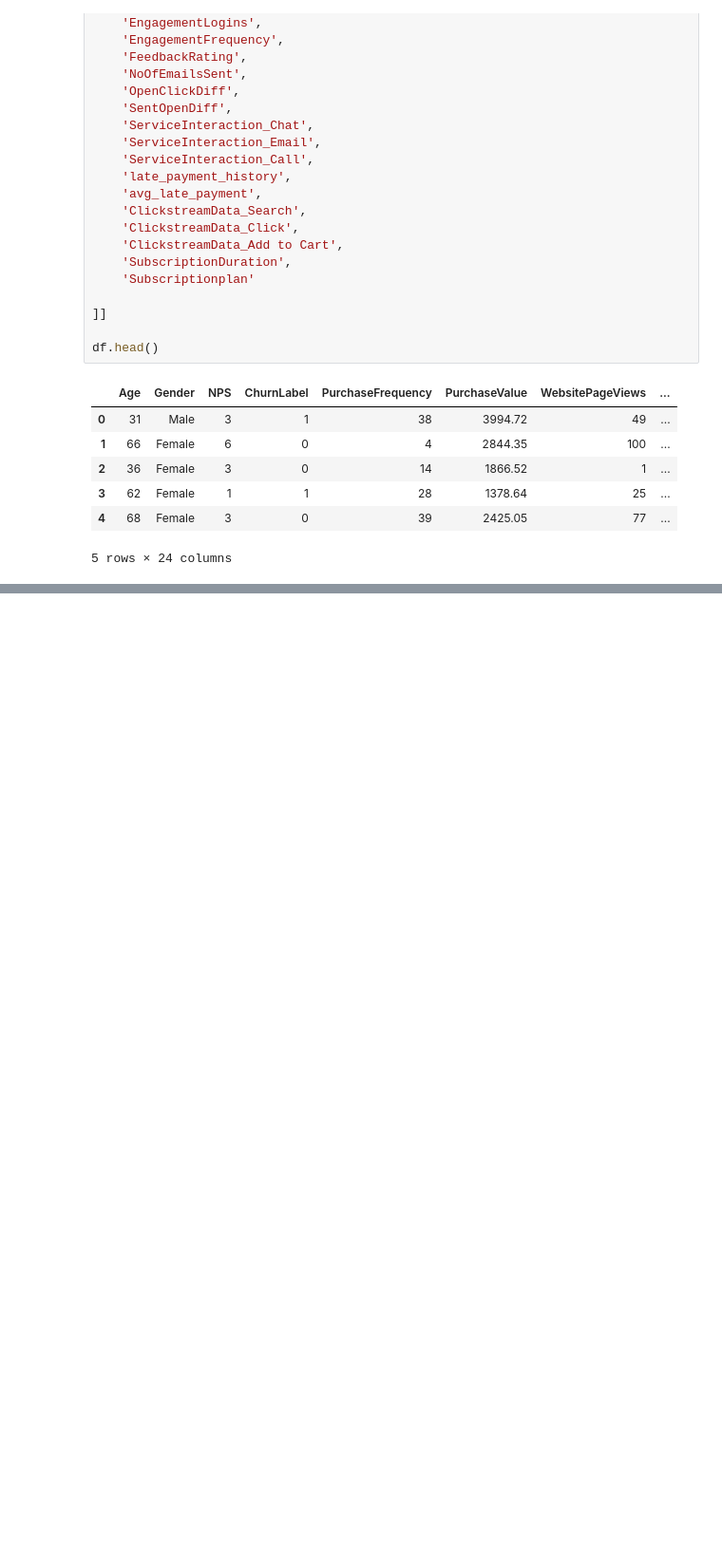
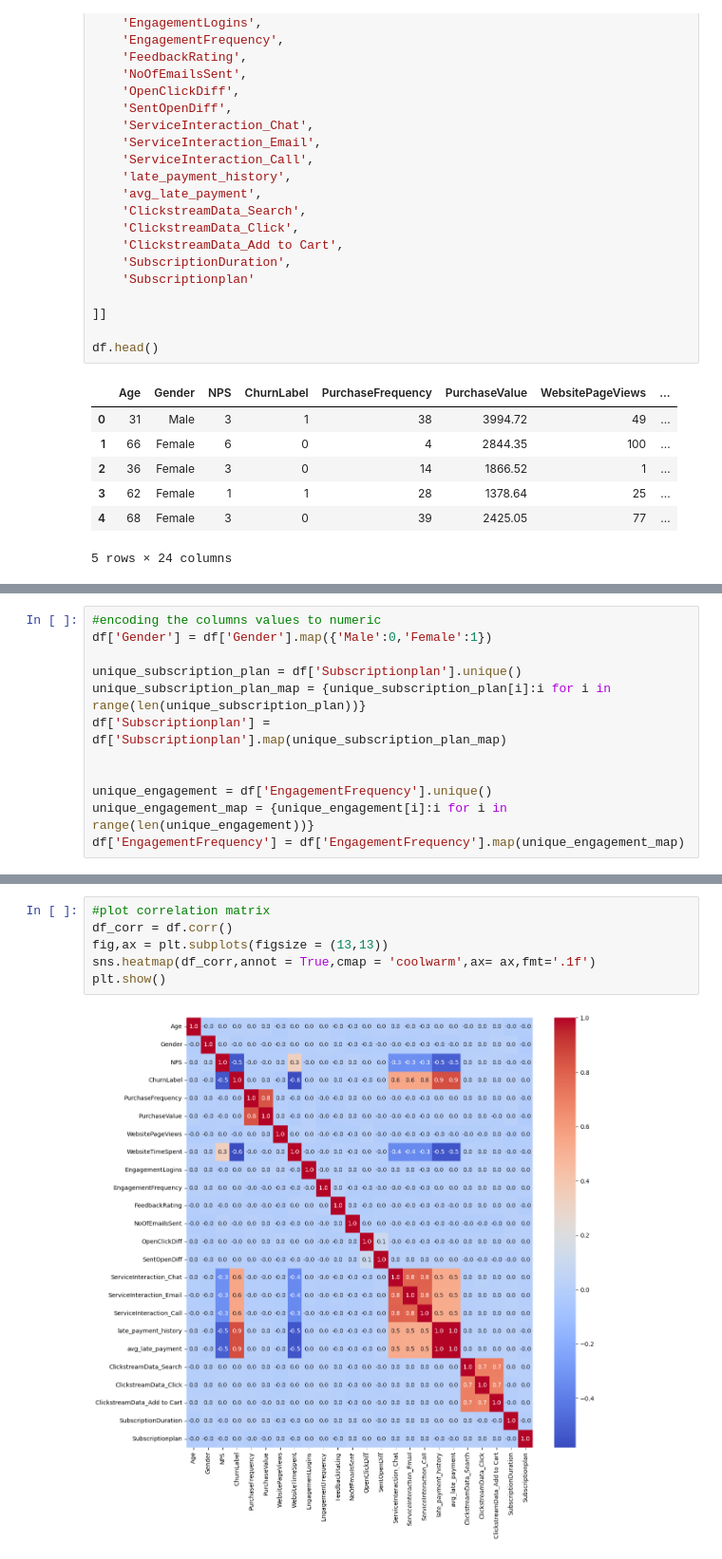
Before and after one commit to zeerau/data-science-practice, a Jupyter notebook: amdari/customer_churn.ipynb, the cells around one changed output, grey strips where cells are left out. Shown at 95% size. Cells and saved outputs as stored; diff of their text form; blank space fills up the shorter version.

```diff
--- a/amdari/customer_churn.ipynb
+++ b/amdari/customer_churn.ipynb
@@ -330,0 +342,12 @@ df.head()
+# %%
+#encoding the columns values to numeric
+df['Gender'] = df['Gender'].map({'Male':0,'Female':1})
+
+unique_subscription_plan = df['Subscriptionplan'].unique()
+unique_subscription_plan_map = {unique_subscription_plan[i]:i for i in range(len(unique_subscription_plan))}
+df['Subscriptionplan'] = df['Subscriptionplan'].map(unique_subscription_plan_map)
+
+
+unique_engagement = df['EngagementFrequency'].unique()
+unique_engagement_map = {unique_engagement[i]:i for i in range(len(unique_engagement))}
+df['EngagementFrequency'] = df['EngagementFrequency'].map(unique_engagement_map)
@@ -330,0 +385,8 @@ df.head()
+# %%
+#plot correlation matrix
+df_corr = df.corr()
+fig,ax = plt.subplots(figsize = (13,13))
+sns.heatmap(df_corr,annot = True,cmap = 'coolwarm',ax= ax,fmt='.1f')
+plt.show()
+# %% [output]
+[figure, added]
```
Also changed, not shown: parts of 14 cells of this notebook.
